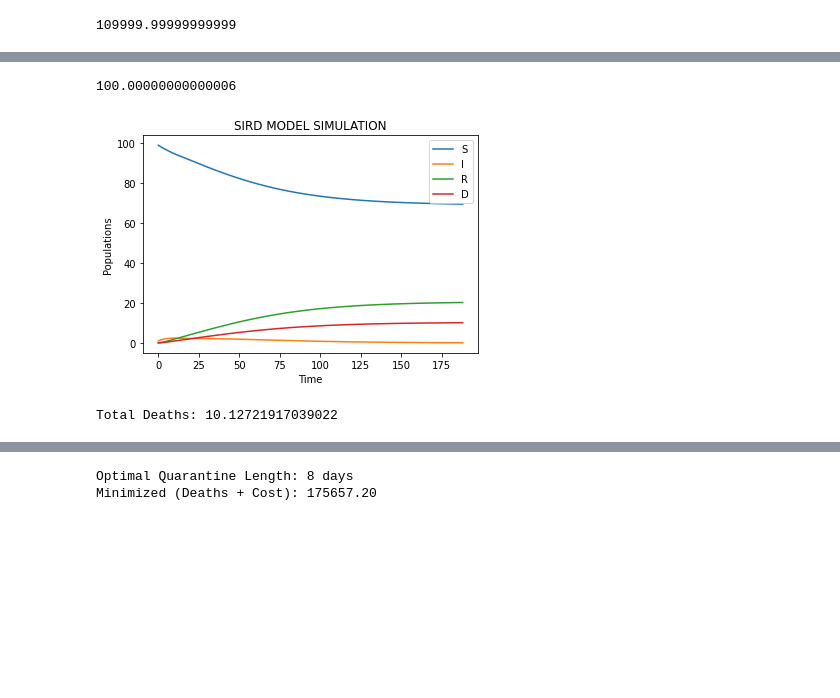
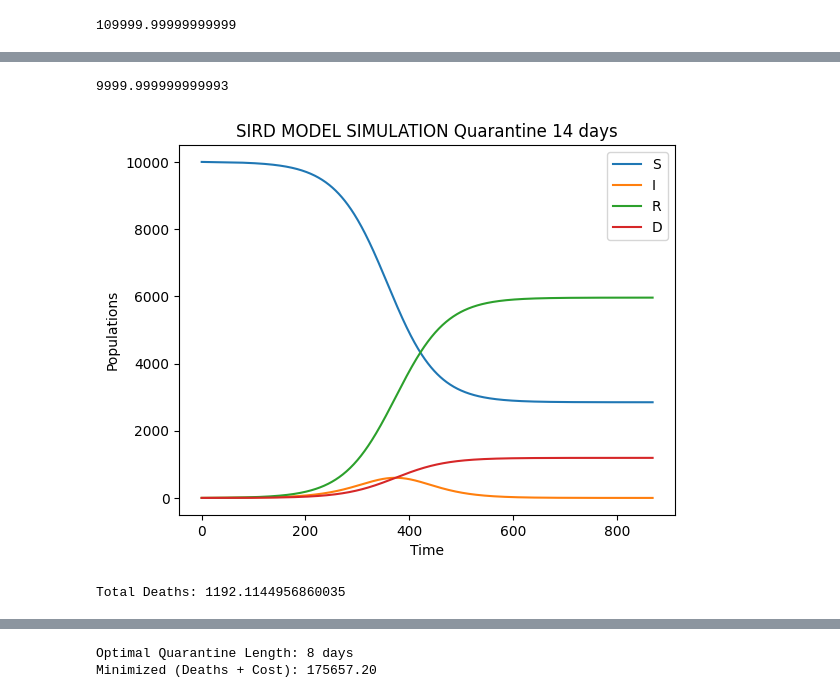
Before and after one commit to rwalsh7231/543T-Final-Project, a Jupyter notebook: Disease Analysis.ipynb, the cells around one changed output, grey strips where cells are left out. Cells and saved outputs as stored; diff of their text form; code cells hidden in the pictures; blank space fills up the shorter version.

```diff
--- a/Disease Analysis.ipynb
+++ b/Disease Analysis.ipynb
@@ -44,37 +44,37 @@ plt.show()
 # %%
 # Total pop, infection rate, recovery rate, death rate, crossInfectivity, StartInfected, quarantine leak rate, quarantine time
-group3 = DiseaseAnalysis.Population(100, 0.50, 0.1, 0.05, 0.01, True, 0.25, 14)
+group3 = DiseaseAnalysis.Population(10000, 0.25, 0.05, 0.01, 0.01, True, 0, 14)
 
 S = [group3.S]
 I = [group3.I]
 R = [group3.R]
 D = [group3.D]
 
 while group3.I > 0.1:
     group3.SIRD()
 
     S.append(group3.S)
     I.append(group3.I)
     R.append(group3.R)
     D.append(group3.D)
 
 print(S[-1] + I[-1] + R[-1] + D[-1])
 
 plt.plot(S, label="S")
 plt.plot(I, label="I")
 plt.plot(R, label="R")
 plt.plot(D, label="D")
 plt.xlabel("Time")
 plt.ylabel("Populations")
-plt.title("SIRD MODEL SIMULATION")
+plt.title("SIRD MODEL SIMULATION Quarantine 14 days")
 plt.legend()
 plt.show()
 
 print("Total Deaths: {}".format(D[-1]))
 # %% [output]
-100.00000000000006
+9999.999999999993
-[figure, old version]
+[figure, new version]
-Total Deaths: 10.12721917039022
+Total Deaths: 1192.1144956860035
 # %%
 deathMeasurements = []
 
```
Also changed, not shown: parts of 11 cells of this notebook, 1 other file.
